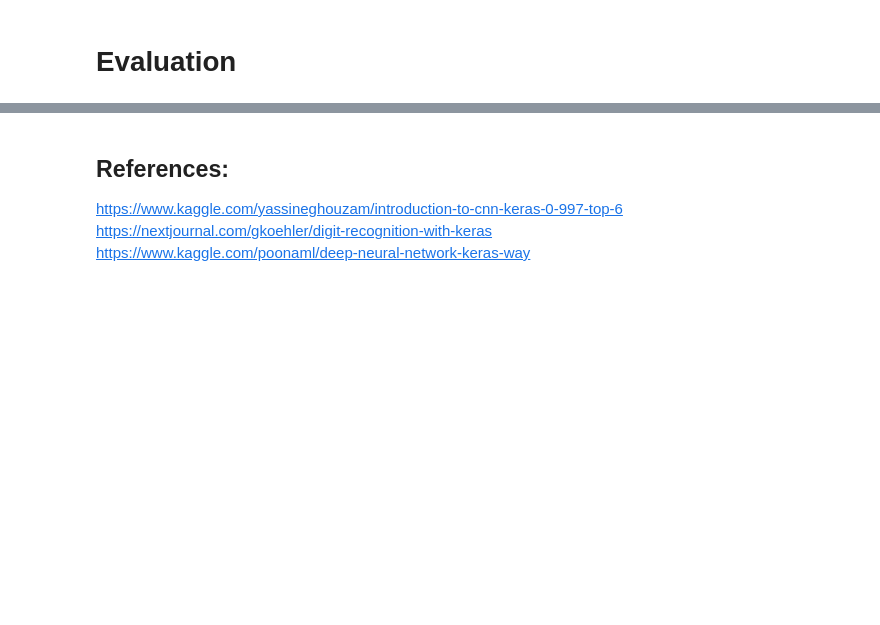
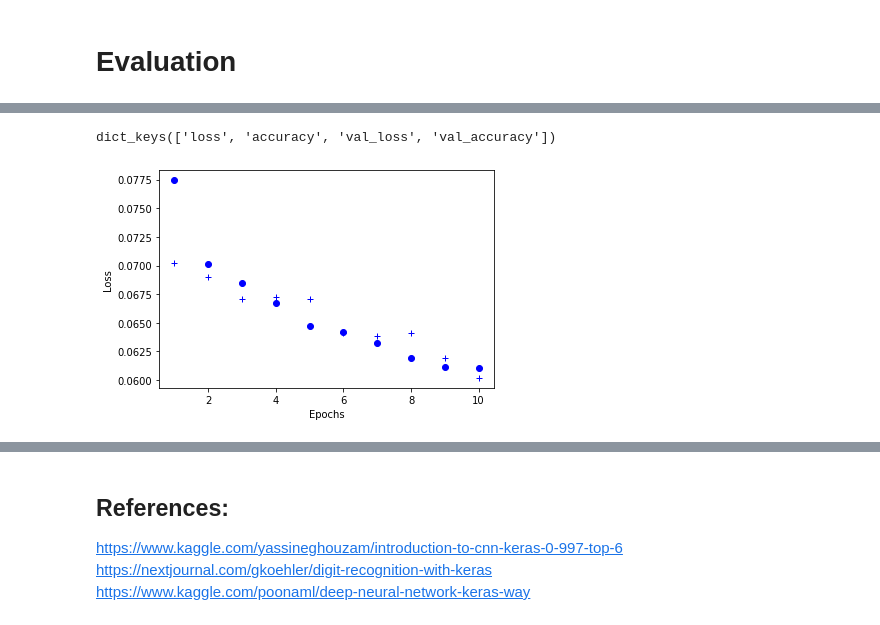
Before and after one commit to arpithagurumurthy/CMPE258_DeepLearning, a Jupyter notebook: CMPE258_Assignment4/HW4_Keras.ipynb, the cells around one changed output, grey strips where cells are left out. Cells and saved outputs as stored; diff of their text form; code cells hidden in the pictures; blank space fills up the shorter version.

```diff
--- a/CMPE258_Assignment4/HW4_Keras.ipynb
+++ b/CMPE258_Assignment4/HW4_Keras.ipynb
@@ -274,0 +276,20 @@ Epoch 10/10
+# %%
+history_dict = history.history
+history_dict.keys()
+# %% [output]
+dict_keys(['loss', 'accuracy', 'val_loss', 'val_accuracy'])
+# %%
+loss_values = history_dict['loss']
+val_loss_values = history_dict['val_loss']
+epochs = range(1, len(loss_values) + 1)
+
+# "bo" is for "blue dot"
+plt.plot(epochs, loss_values, 'bo')
+# b+ is for "blue crosses"
+plt.plot(epochs, val_loss_values, 'b+')
+plt.xlabel('Epochs')
+plt.ylabel('Loss')
+
+plt.show()
+# %% [output]
+[figure, added]
```
Also changed, not shown: parts of 11 cells of this notebook, 1 other file.
